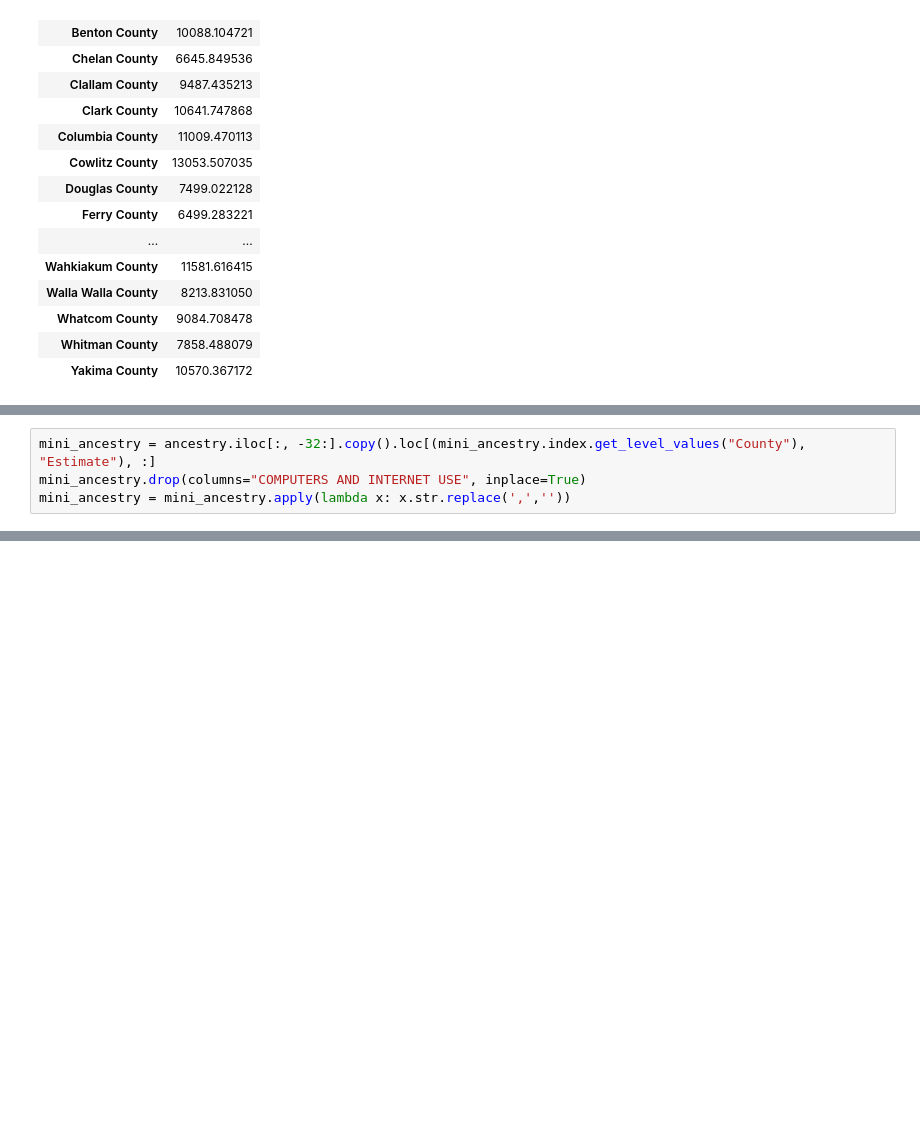
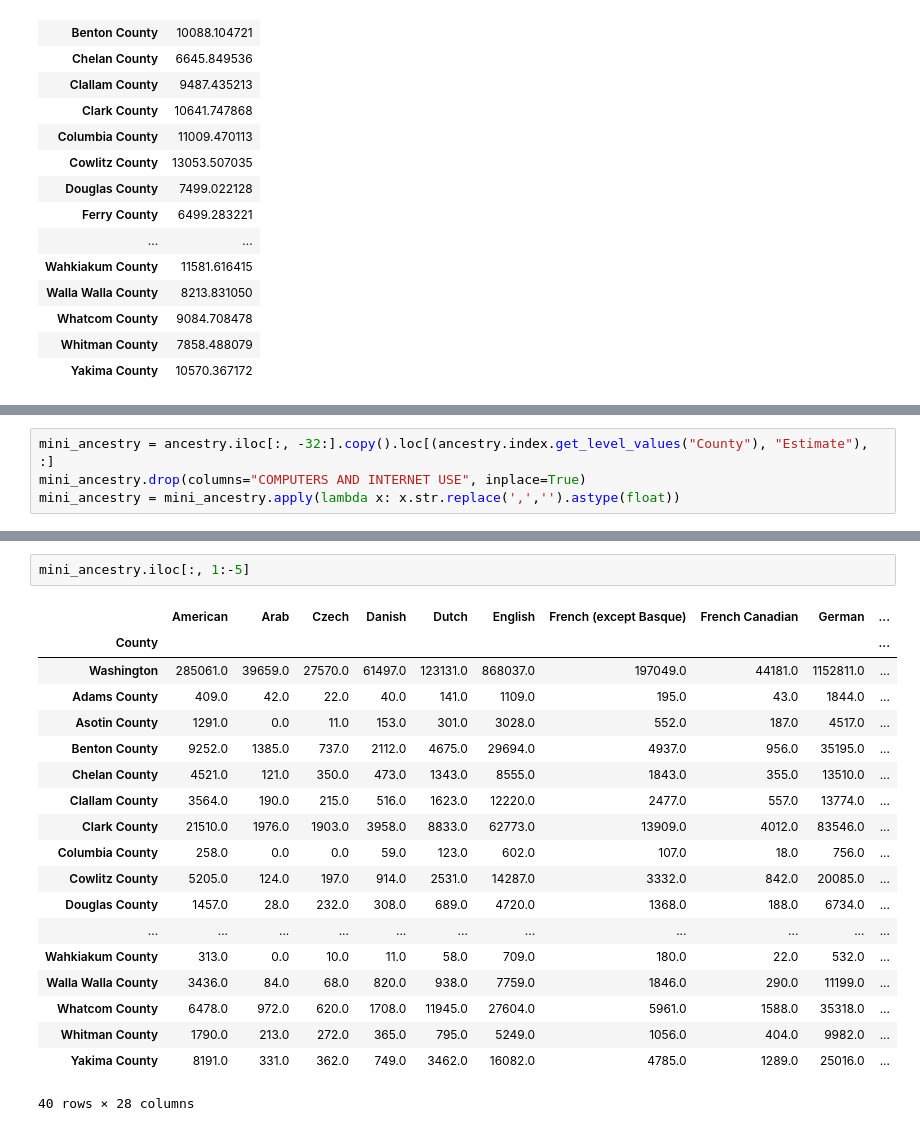
Before and after one commit to aronaacho/WALanguageDiversity, a Jupyter notebook: WALanguageDiversity.ipynb, the cells around one changed output, grey strips where cells are left out. Cells and saved outputs as stored; diff of their text form; blank space fills up the shorter version.

```diff
--- a/WALanguageDiversity.ipynb
+++ b/WALanguageDiversity.ipynb
@@ -259,4 +271,4 @@ merged[["PPE", "County Names"]].groupby("County Names").mean()
 # %%
-mini_ancestry = ancestry.iloc[:, -32:].copy().loc[(mini_ancestry.index.get_level_values("County"), "Estimate"), :]
+mini_ancestry = ancestry.iloc[:, -32:].copy().loc[(ancestry.index.get_level_values("County"), "Estimate"), :]
 mini_ancestry.drop(columns="COMPUTERS AND INTERNET USE", inplace=True)
-mini_ancestry = mini_ancestry.apply(lambda x: x.str.replace(',',''))
+mini_ancestry = mini_ancestry.apply(lambda x: x.str.replace(',','').astype(float))
@@ -290,0 +426,22 @@ mini_ancestry
+# %%
+mini_ancestry.iloc[:, 1:-5]
+# %% [output]
+|  | American | Arab | Czech | Danish | Dutch | English | French (except Basque) | French Canadian | German | ... |
+| County |  |  |  |  |  |  |  |  |  | ... |
+| Washington | 285061.0 | 39659.0 | 27570.0 | 61497.0 | 123131.0 | 868037.0 | 197049.0 | 44181.0 | 1152811.0 | ... |
+| Adams County | 409.0 | 42.0 | 22.0 | 40.0 | 141.0 | 1109.0 | 195.0 | 43.0 | 1844.0 | ... |
+| Asotin County | 1291.0 | 0.0 | 11.0 | 153.0 | 301.0 | 3028.0 | 552.0 | 187.0 | 4517.0 | ... |
+| Benton County | 9252.0 | 1385.0 | 737.0 | 2112.0 | 4675.0 | 29694.0 | 4937.0 | 956.0 | 35195.0 | ... |
+| Chelan County | 4521.0 | 121.0 | 350.0 | 473.0 | 1343.0 | 8555.0 | 1843.0 | 355.0 | 13510.0 | ... |
+| Clallam County | 3564.0 | 190.0 | 215.0 | 516.0 | 1623.0 | 12220.0 | 2477.0 | 557.0 | 13774.0 | ... |
+| Clark County | 21510.0 | 1976.0 | 1903.0 | 3958.0 | 8833.0 | 62773.0 | 13909.0 | 4012.0 | 83546.0 | ... |
+| Columbia County | 258.0 | 0.0 | 0.0 | 59.0 | 123.0 | 602.0 | 107.0 | 18.0 | 756.0 | ... |
+| Cowlitz County | 5205.0 | 124.0 | 197.0 | 914.0 | 2531.0 | 14287.0 | 3332.0 | 842.0 | 20085.0 | ... |
+| Douglas County | 1457.0 | 28.0 | 232.0 | 308.0 | 689.0 | 4720.0 | 1368.0 | 188.0 | 6734.0 | ... |
+| ... | ... | ... | ... | ... | ... | ... | ... | ... | ... | ... |
+| Wahkiakum County | 313.0 | 0.0 | 10.0 | 11.0 | 58.0 | 709.0 | 180.0 | 22.0 | 532.0 | ... |
+| Walla Walla County | 3436.0 | 84.0 | 68.0 | 820.0 | 938.0 | 7759.0 | 1846.0 | 290.0 | 11199.0 | ... |
+| Whatcom County | 6478.0 | 972.0 | 620.0 | 1708.0 | 11945.0 | 27604.0 | 5961.0 | 1588.0 | 35318.0 | ... |
+| Whitman County | 1790.0 | 213.0 | 272.0 | 365.0 | 795.0 | 5249.0 | 1056.0 | 404.0 | 9982.0 | ... |
+| Yakima County | 8191.0 | 331.0 | 362.0 | 749.0 | 3462.0 | 16082.0 | 4785.0 | 1289.0 | 25016.0 | ... |
+40 rows × 28 columns
```
Also changed, not shown: parts of 17 cells of this notebook, 23 other files.
